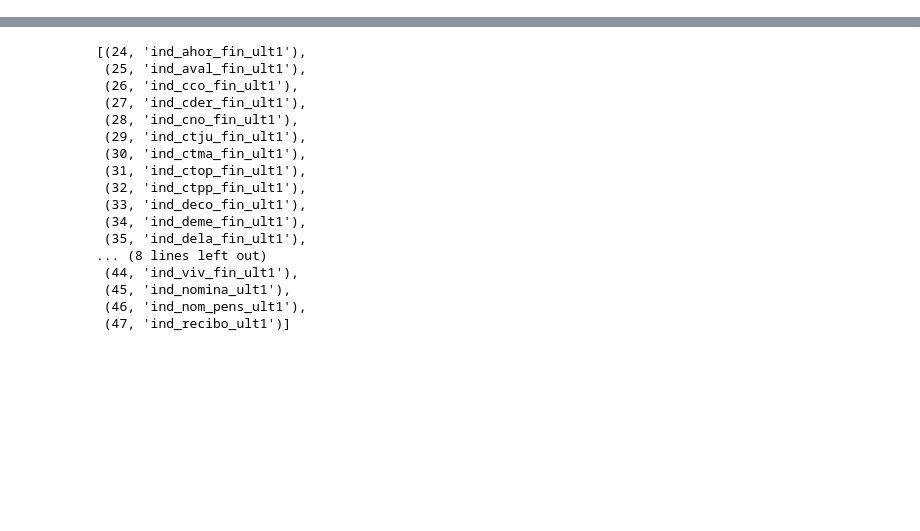
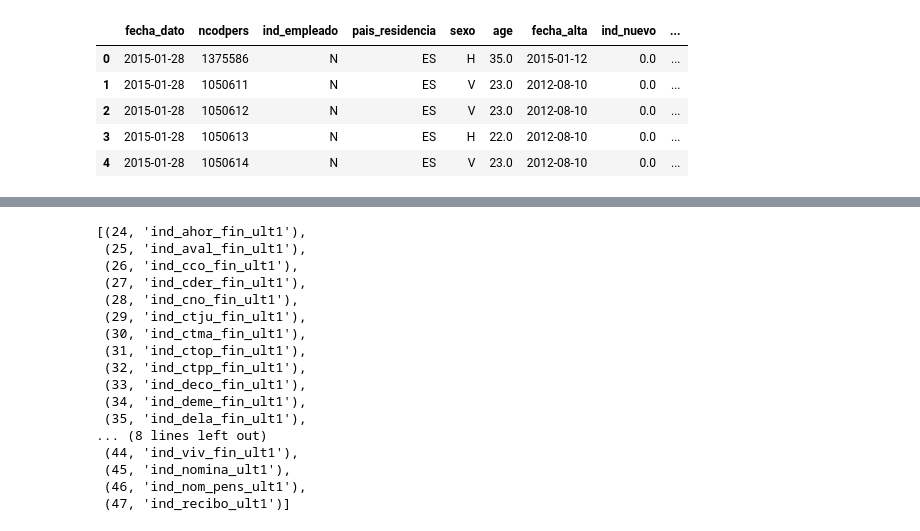
Before and after one commit to npiro/CorazonesSD, a Jupyter notebook: load_data.ipynb, the cells around one changed output, grey strips where cells are left out. Saved outputs shown, nothing was run; the diff lists cells and outputs as text; code cells hidden in the pictures; blank space fills up the shorter version.

```diff
--- a/load_data.ipynb
+++ b/load_data.ipynb
@@ -8,6 +10,18 @@ import os.path
 # %%
 # Import data (first 1000 rows for now)
-data=read_csv(os.path.join(dir,'train_ver2.csv'),nrows=1000)
+data=read_csv(os.path.join(dir,'train_ver2.csv'), nrows = 10000, skipinitialspace=True)
+# %%
+# Remove nans
+#data.dropna(axis=1, how='all', inplace=True)
+#data.dropna(how='any', inplace=True)
+data.head()
+# %% [output]
+|  | fecha_dato | ncodpers | ind_empleado | pais_residencia | sexo | age | fecha_alta | ind_nuevo | ... |
+| 0 | 2015-01-28 | 1375586 | N | ES | H | 35.0 | 2015-01-12 | 0.0 | ... |
+| 1 | 2015-01-28 | 1050611 | N | ES | V | 23.0 | 2012-08-10 | 0.0 | ... |
+| 2 | 2015-01-28 | 1050612 | N | ES | V | 23.0 | 2012-08-10 | 0.0 | ... |
+| 3 | 2015-01-28 | 1050613 | N | ES | H | 22.0 | 2012-08-10 | 0.0 | ... |
+| 4 | 2015-01-28 | 1050614 | N | ES | V | 23.0 | 2012-08-10 | 0.0 | ... |
 # %%
 # Import description table (describing the meaning of each column)
 description = read_csv(os.path.join(dir,'column_description.csv'),encoding = 'latin1')
```
Also changed, not shown: parts of 11 cells of this notebook.
